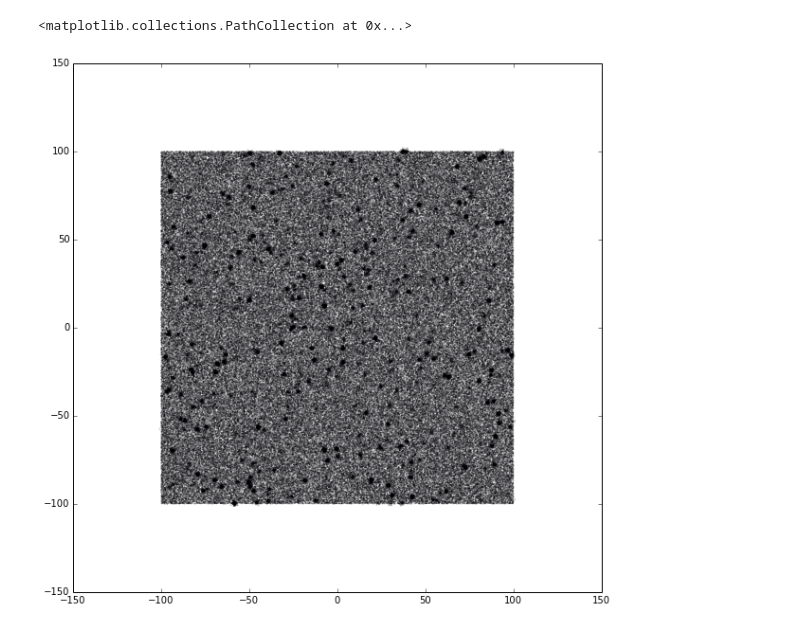
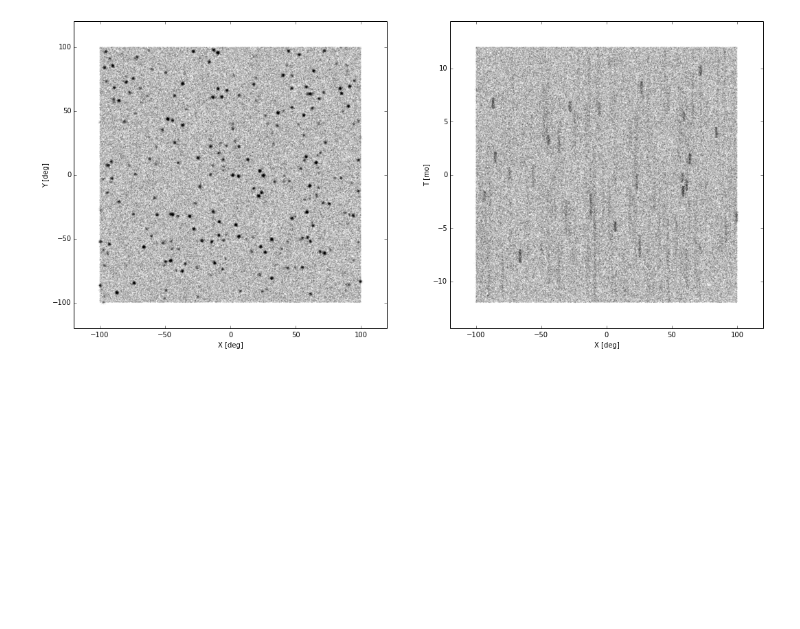
Before and after one commit to erccarls/time_var, a Jupyter notebook: Time_Var_DBSCAN/BDT.ipynb, the cells around one changed output. Drawn from its saved outputs; the diff is of its cells as text; code cells hidden in the pictures; blank space fills up the shorter version.

```diff
--- a/Time_Var_DBSCAN/BDT.ipynb
+++ b/Time_Var_DBSCAN/BDT.ipynb
@@ -14,7 +14,7 @@ dens = 10 #dens/sq deg
 N_bg = dens*sizeX*sizeY # Number of background events to be distributed randomly
 r_68 = 1.0 # Spatial PSF size in degrees
 numProcs = 12 # How many CPU to use
-numSources = 1000
+numSources = 500
 
 def AddRandomPointSource(X,Y,T):
     # Pick random centroid
@@ -26,11 +26,11 @@ def AddRandomPointSource(X,Y,T):
     # pick flux
     while True:
         xs,ys = np.random.ranf(2)
-        if xs<.01:
-            N_sig_on = 1
+        if xs<.025:
+            N_sig_on = 10
             break
-        elif 100*ys < 1/xs:
-            N_sig_on = int(xs*200)
+        elif 40*ys < 1/xs:
+            N_sig_on = int(xs*400)
             break
     #f.write(str(cx) + ' ' + str(cy) + ' ' + str(ct) + ' ' + str(N_sig_on) + ' ' + str(t_burst))
     x,y,t = np.zeros(N_sig_on), np.zeros(N_sig_on), (np.random.ranf(N_sig_on)-0.5)*t_burst
@@ -57,21 +57,46 @@ def RunSim(numSources=25):
         src.append(src2)
     #f.close()
 
+    idx = np.where(np.logical_and(T>-.5*sizeT,T<0.5*sizeT))
+    X= X[idx]
+    Y= Y[idx]
+    T= T[idx]
+
     # Generate the background photons-Don't shift these by the PSF
     X = np.append(X,(np.random.ranf(N_bg)-.5)*sizeX)
     Y = np.append(Y,(np.random.ranf(N_bg)-.5)*sizeY)
     T = np.append(T,(np.random.ranf(N_bg)-.5)*sizeT)
+
     return X,Y,T,src
 # Run a simulation with 500 photons distributed
 X,Y,T,src = RunSim(numSources=numSources)
 X2,Y2,T2,src2 = RunSim(numSources=numSources)
-
-plt.figure(0,figsize=(10,10))
-plt.scatter(X,Y,s=.01)
-#plt.show()
-# %% [output]
-<matplotlib.collections.PathCollection at 0x...>
-[figure, removed]
+# %%
+
+plt.figure(0,figsize=(18,8))
+plt.subplot(121)
+p = plt.scatter(X,Y,s=.001)
+#p.set_rasterized(True)
+plt.xlabel('X [deg]')
+plt.ylabel('Y [deg]')
+plt.xlim((-.6*sizeX,.6*sizeX))
+plt.ylim((-.6*sizeY,.6*sizeY))
+
+plt.subplot(122)
+p2 = plt.scatter(X,T,s=.001)
+#p2.set_rasterized(True)
+plt.xlabel('X [deg]')
+plt.ylabel('T [mo]')
+plt.xlim((-.6*sizeX,.6*sizeX))
+plt.ylim((-.6*sizeT,.6*sizeT))
+
+plt.savefig('sim_patch.png')
+
+
+#plt.savefig('sim_patch.pdf')
+#plt.show()
+# %% [output]
+[figure, added]
 # %%
 
 import MCSTATS
```
Also changed, not shown: parts of 5 cells of this notebook, 8 other files.
